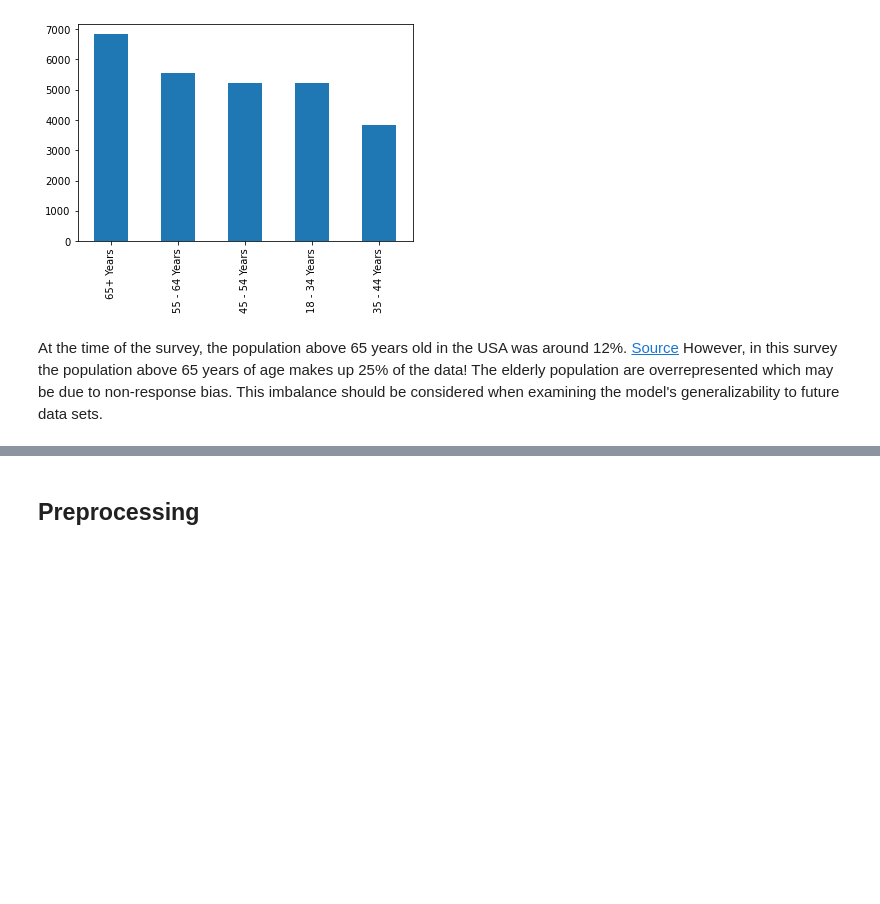
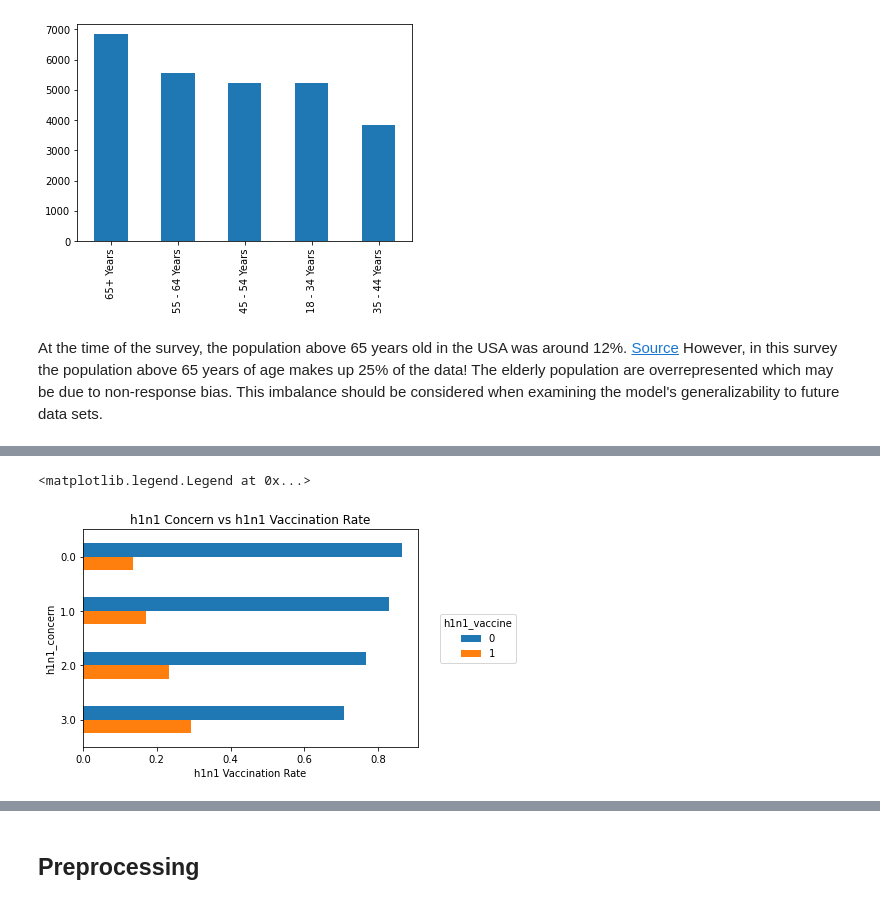
Before and after one commit to henryshin15/Phase_3_Project, a Jupyter notebook: Main_Notebook.ipynb, the cells around one changed output, grey strips where cells are left out. Drawn from its saved outputs; the diff is of its cells as text; code cells hidden in the pictures; blank space fills up the shorter version.

```diff
--- a/Main_Notebook.ipynb
+++ b/Main_Notebook.ipynb
@@ -154,0 +183,6 @@ At the time of the survey, the population above 65 years old in the USA was arou
+# %%
+#Since the Two classes are imbalanced, we'll just see vaccinated observations as a smaller number at every level of h1n1_concern.
+#We will look at the rate of vaccination for each level of h1n1_concern.
+
+h1n1_concern_counts = counts.sum(axis='columns')
+h1n1_concern_counts
@@ -154,0 +196,3 @@ At the time of the survey, the population above 65 years old in the USA was arou
+# %%
+props = counts.div(h1n1_concern_counts, axis='index')
+props
@@ -154,0 +206,13 @@ At the time of the survey, the population above 65 years old in the USA was arou
+# %%
+ax = props.plot.barh()
+ax.invert_yaxis()
+ax.set_title("h1n1 Concern vs h1n1 Vaccination Rate")
+ax.set_xlabel("h1n1 Vaccination Rate")
+ax.legend(
+    loc='center left',
+    bbox_to_anchor=(1.05, 0.5),
+    title='h1n1_vaccine'
+)
+# %% [output]
+<matplotlib.legend.Legend at 0x...>
+[figure, added]
```
Also changed, not shown: parts of 14 cells of this notebook.
